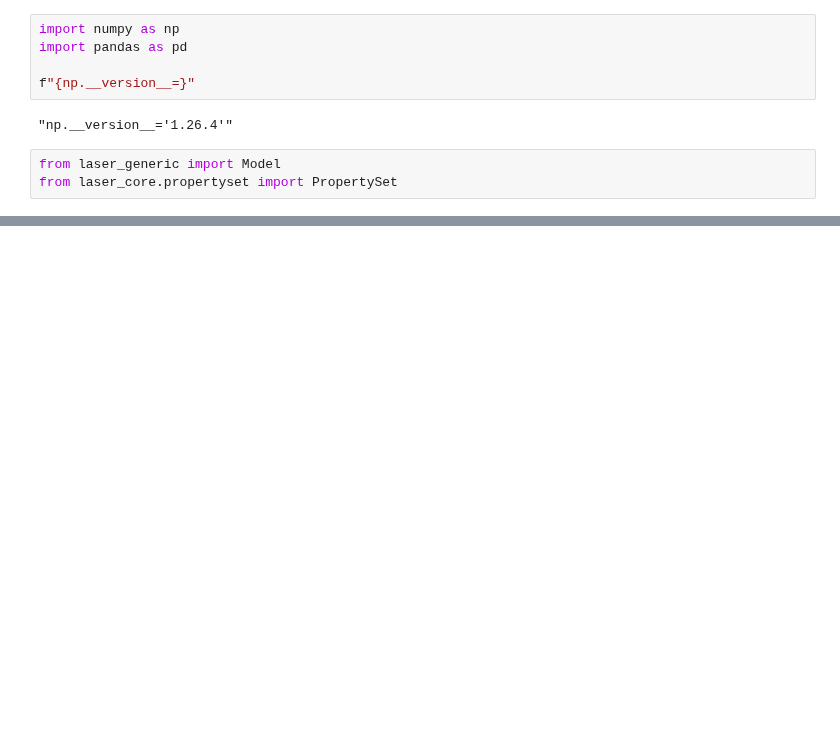
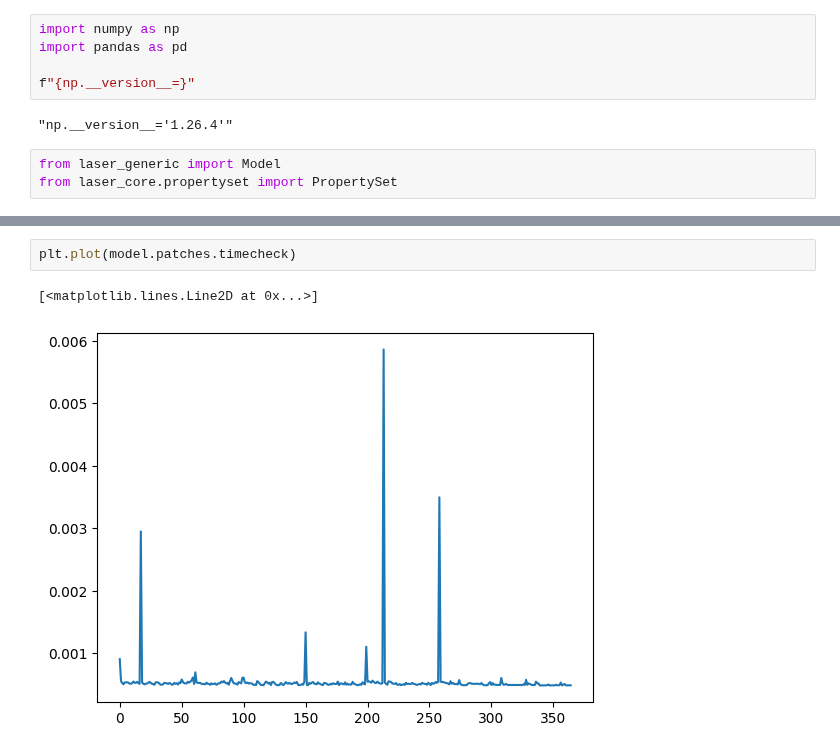
Before and after one commit to InstituteforDiseaseModeling/laser-generic, a Jupyter notebook: notebooks/example.ipynb, the cells around one changed output, grey strips where cells are left out. Cells and saved outputs as stored; diff of their text form; blank space fills up the shorter version.

```diff
--- a/notebooks/example.ipynb
+++ b/notebooks/example.ipynb
@@ -33,0 +48,5 @@ Signature mismatch: 8 argument types given, but function takes 5 arguments
+# %%
+plt.plot(model.patches.timecheck)
+# %% [output]
+[<matplotlib.lines.Line2D at 0x...>]
+[figure, added]
```
Also changed, not shown: parts of 5 cells of this notebook, 3 other files.
